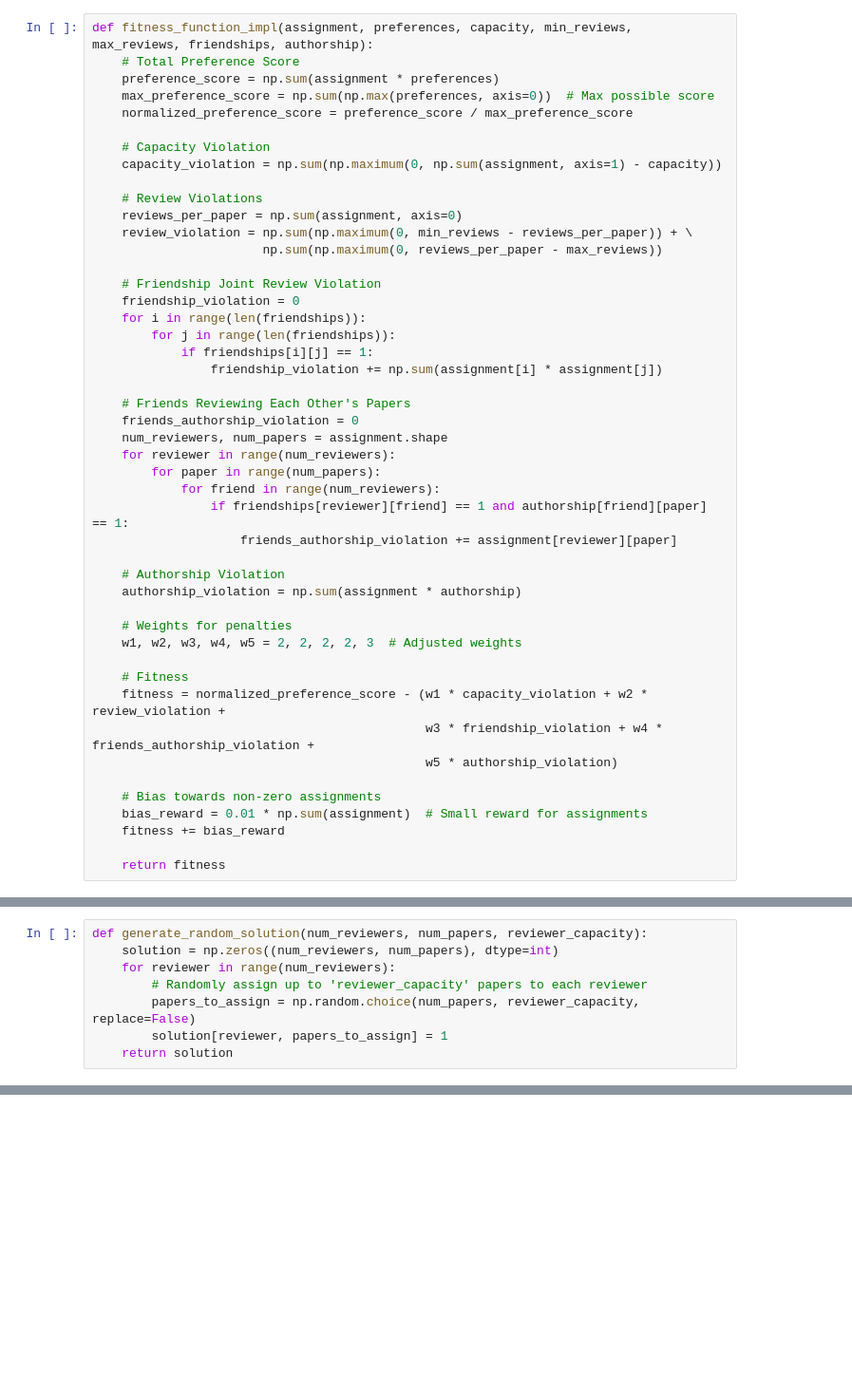
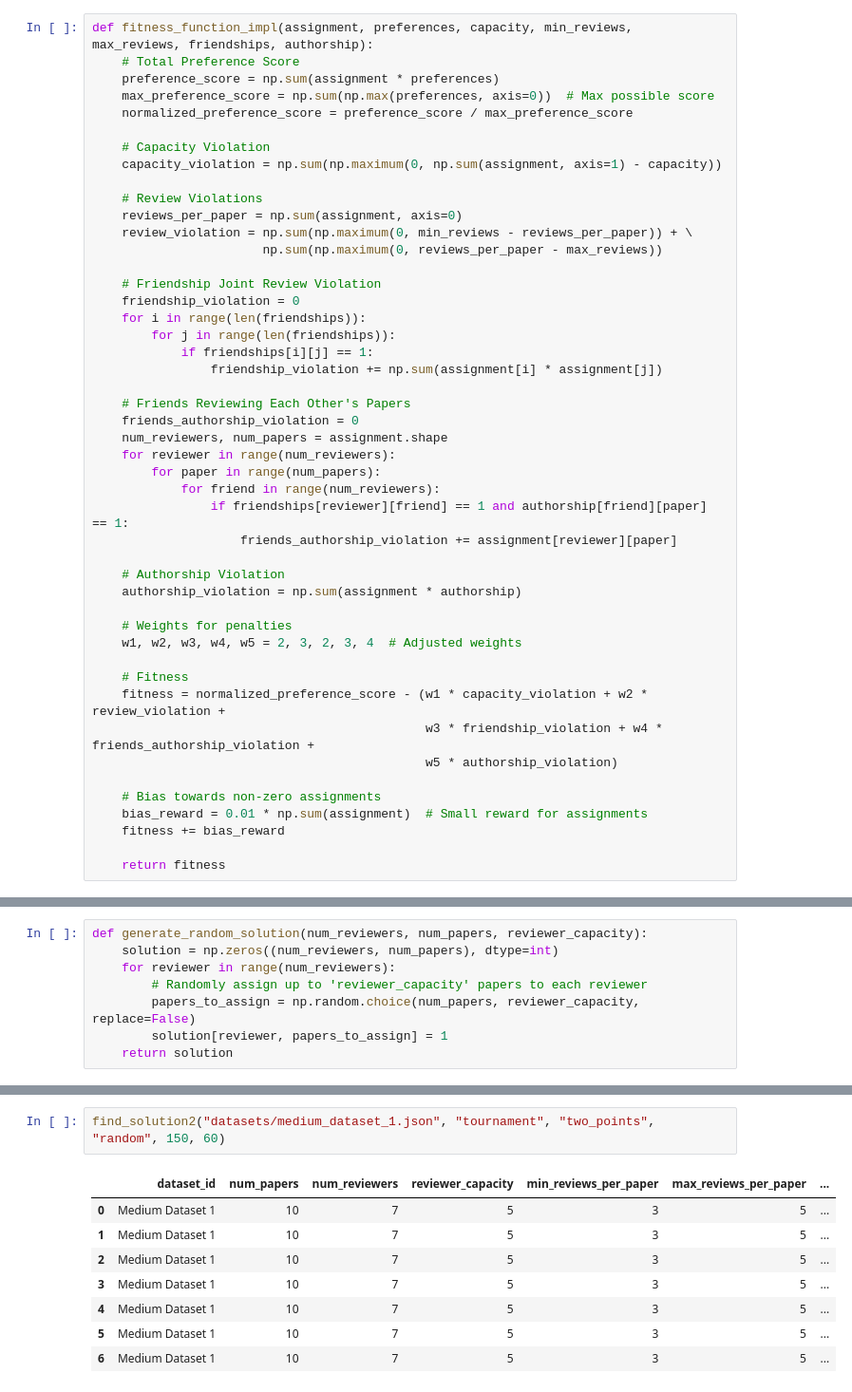
Before and after one commit to AtanasChestojanov/IS-seminar-1, a Jupyter notebook: seminar1.ipynb, the cells around one changed output, grey strips where cells are left out. Shown: that part at 95% size. Saved outputs shown, nothing was run; the diff lists cells and outputs as text; blank space fills up the shorter version.

```diff
--- a/seminar1.ipynb
+++ b/seminar1.ipynb
@@ -53,7 +53,7 @@ def fitness_function_impl(assignment, preferences, capacity, min_reviews, max_re
     authorship_violation = np.sum(assignment * authorship)
 
     # Weights for penalties
-    w1, w2, w3, w4, w5 = 2, 2, 2, 2, 3  # Adjusted weights
+    w1, w2, w3, w4, w5 = 2, 3, 2, 3, 4  # Adjusted weights
 
     # Fitness
     fitness = normalized_preference_score - (w1 * capacity_violation + w2 * review_violation +
@@ -181,0 +300,11 @@ Best Assignment Matrix:
+# %%
+find_solution2("datasets/medium_dataset_1.json", "tournament", "two_points", "random", 150, 60)
+# %% [output]
+|  | dataset_id | num_papers | num_reviewers | reviewer_capacity | min_reviews_per_paper | max_reviews_per_paper | ... |
+| 0 | Medium Dataset 1 | 10 | 7 | 5 | 3 | 5 | ... |
+| 1 | Medium Dataset 1 | 10 | 7 | 5 | 3 | 5 | ... |
+| 2 | Medium Dataset 1 | 10 | 7 | 5 | 3 | 5 | ... |
+| 3 | Medium Dataset 1 | 10 | 7 | 5 | 3 | 5 | ... |
+| 4 | Medium Dataset 1 | 10 | 7 | 5 | 3 | 5 | ... |
+| 5 | Medium Dataset 1 | 10 | 7 | 5 | 3 | 5 | ... |
+| 6 | Medium Dataset 1 | 10 | 7 | 5 | 3 | 5 | ... |
```
Also changed, not shown: parts of 4 cells of this notebook.
